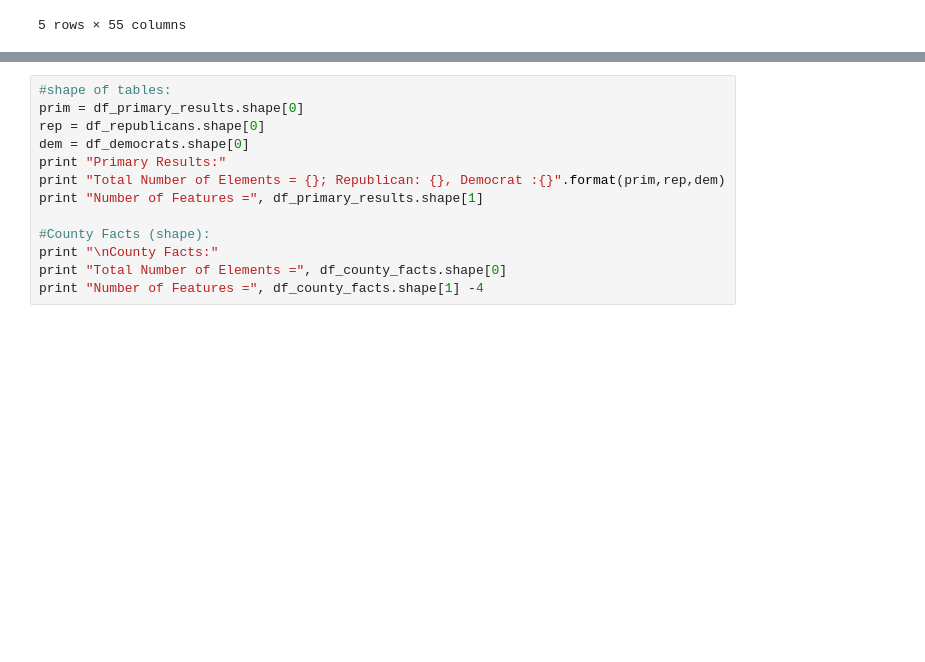
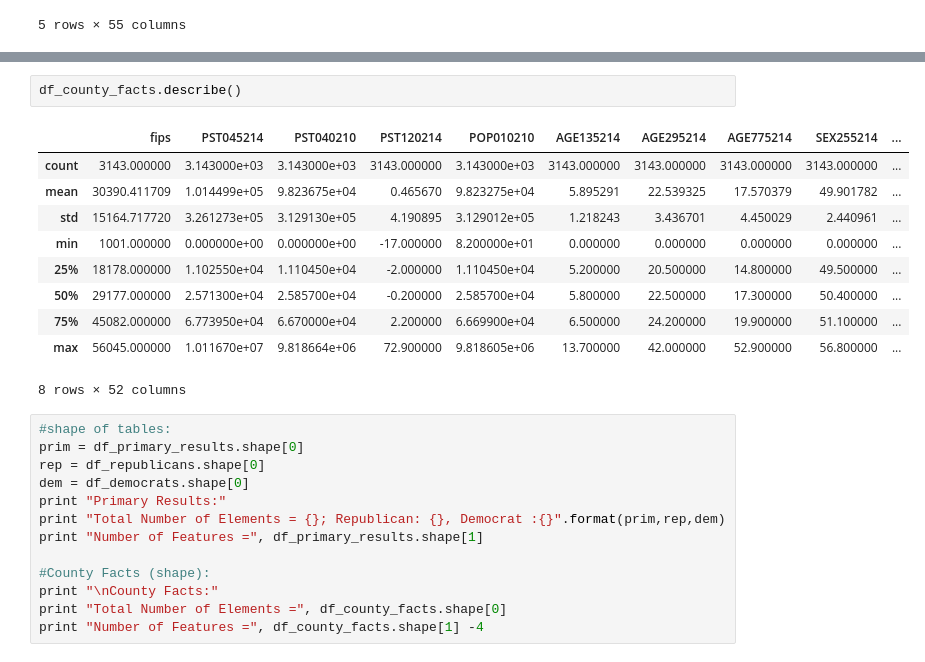
Before and after one commit to Tsmith5151/2016-US-Election---ML, a Jupyter notebook: analysis.ipynb, the cells around one changed output, grey strips where cells are left out. Saved outputs shown, nothing was run; the diff lists cells and outputs as text; blank space fills up the shorter version.

```diff
--- a/analysis.ipynb
+++ b/analysis.ipynb
@@ -149,3 +161,16 @@ df_county_facts.head()
+# %%
+df_county_facts.describe()
+# %% [output]
+|  | fips | PST045214 | PST040210 | PST120214 | POP010210 | AGE135214 | AGE295214 | AGE775214 | SEX255214 | ... |
+| count | 3143.000000 | 3.143000e+03 | 3.143000e+03 | 3143.000000 | 3.143000e+03 | 3143.000000 | 3143.000000 | 3143.000000 | 3143.000000 | ... |
+| mean | 30390.411709 | 1.014499e+05 | 9.823675e+04 | 0.465670 | 9.823275e+04 | 5.895291 | 22.539325 | 17.570379 | 49.901782 | ... |
+| std | 15164.717720 | 3.261273e+05 | 3.129130e+05 | 4.190895 | 3.129012e+05 | 1.218243 | 3.436701 | 4.450029 | 2.440961 | ... |
+| min | 1001.000000 | 0.000000e+00 | 0.000000e+00 | -17.000000 | 8.200000e+01 | 0.000000 | 0.000000 | 0.000000 | 0.000000 | ... |
+| 25% | 18178.000000 | 1.102550e+04 | 1.110450e+04 | -2.000000 | 1.110450e+04 | 5.200000 | 20.500000 | 14.800000 | 49.500000 | ... |
+| 50% | 29177.000000 | 2.571300e+04 | 2.585700e+04 | -0.200000 | 2.585700e+04 | 5.800000 | 22.500000 | 17.300000 | 50.400000 | ... |
+| 75% | 45082.000000 | 6.773950e+04 | 6.670000e+04 | 2.200000 | 6.669900e+04 | 6.500000 | 24.200000 | 19.900000 | 51.100000 | ... |
+| max | 56045.000000 | 1.011670e+07 | 9.818664e+06 | 72.900000 | 9.818605e+06 | 13.700000 | 42.000000 | 52.900000 | 56.800000 | ... |
+8 rows × 52 columns
 # %%
 #shape of tables:
 prim = df_primary_results.shape[0]
```
Also changed, not shown: parts of 48 cells of this notebook.
